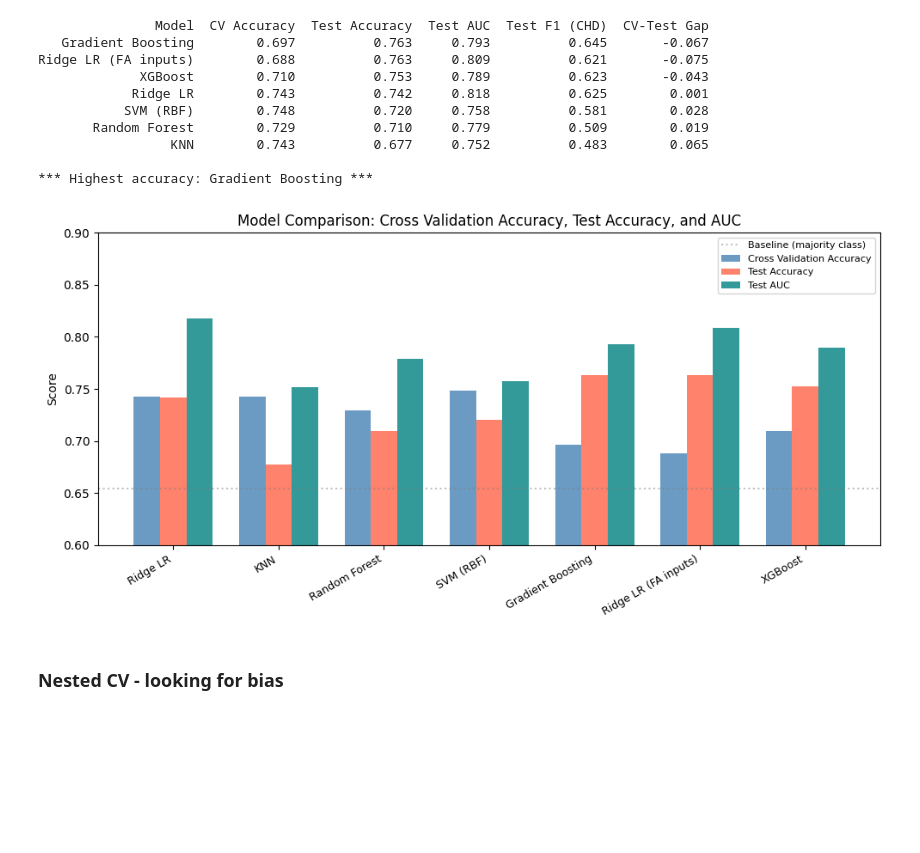
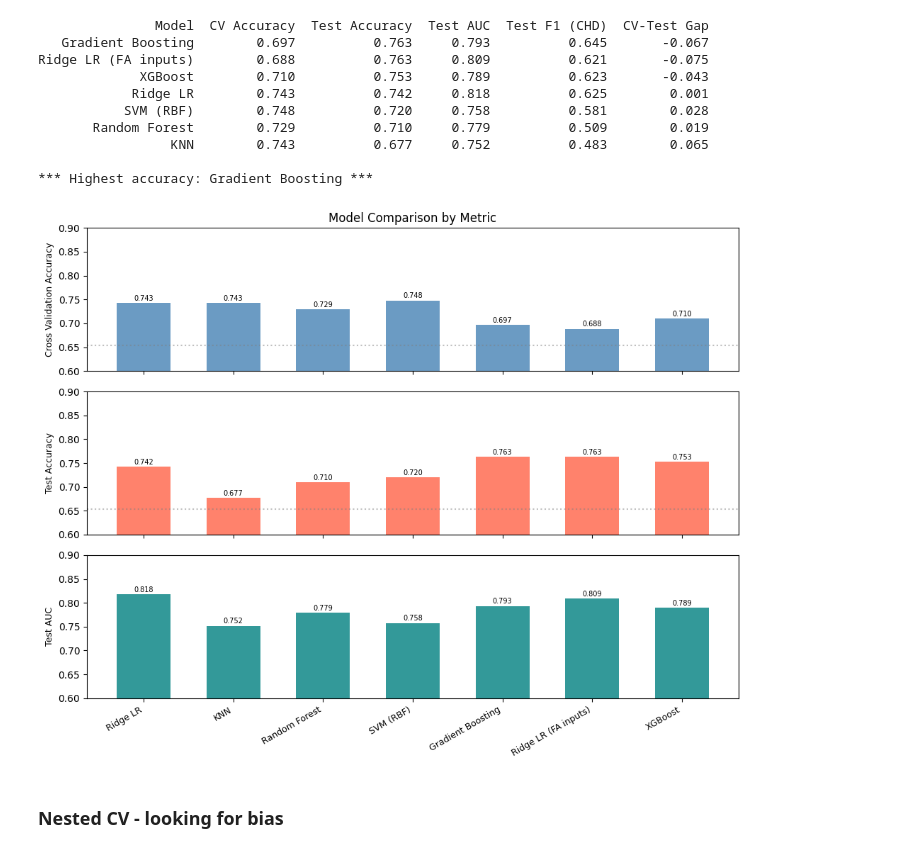
Before and after one commit to ytterbiu/SMM636-ML-a02-heart-disease, a Jupyter notebook: ml-smm636-a02-heart-disease.ipynb, the cells around one changed output. Cells and saved outputs as stored; diff of their text form; code cells hidden in the pictures; blank space fills up the shorter version.

```diff
--- a/ml-smm636-a02-heart-disease.ipynb
+++ b/ml-smm636-a02-heart-disease.ipynb
@@ -26,6 +32,9 @@ import numpy as np
 import pandas as pd
 import matplotlib.pyplot as plt
 import seaborn as sns
+
+plt.rcParams['text.antialiased'] = True
+plt.rcParams['font.family'] = 'sans-serif'
 # %%
 # sklearn
 from sklearn.model_selection import (
@@ -915,31 +984,66 @@ Ridge LR (FA inputs)        0.688          0.763     0.809          0.621
 
 *** Highest accuracy: Gradient Boosting ***
 # %%
+# models = list(results.keys())
+# cv_accs = [results[m]["cv_acc"] for m in models]
+# test_accs = [results[m]["test_acc"] for m in models]
+# aucs = [results[m]["test_auc"] for m in models]
+# x = np.arange(len(models))
+# w = 0.25
+# fig, ax = plt.subplots(figsize=(10, 5))
+# ax.bar(
+#     x - w, cv_accs, w, label="Cross Validation Accuracy", color="steelblue", alpha=0.8
+# )
+# ax.bar(x, test_accs, w, label="Test Accuracy", color="tomato", alpha=0.8)
+# ax.bar(x + w, aucs, w, label="Test AUC", color="teal", alpha=0.8)
+# ax.set_xticks(x)
+# ax.set_xticklabels(models, rotation=30, ha="right", fontsize=9)
+# ax.set_ylabel("Score")
+# ax.set_title("Model Comparison: Cross Validation Accuracy, Test Accuracy, and AUC")
+# ax.legend(loc="lower right")
+# ax.set_ylim(0.6, 0.9)
+# ax.axhline(0.654, ls=":", color="grey", alpha=0.5, label="Baseline (majority class)")
+# ax.legend(loc="upper right", fontsize=8)
+# plt.tight_layout()
+# savefig("fig_model_comparison_bar")
+# plt.show()
+
+# 0.5 baseline for AUC, and 0.654 for accuracy (based on positive cases in data)
+baselines = [0.654, 0.654, 0.5]
+fig, axes = plt.subplots(3, 1, figsize=(10, 8), sharex=True)
+
 models = list(results.keys())
-cv_accs = [results[m]["cv_acc"] for m in models]
-test_accs = [results[m]["test_acc"] for m in models]
-aucs = [results[m]["test_auc"] for m in models]
 x = np.arange(len(models))
-w = 0.25
-fig, ax = plt.subplots(figsize=(10, 5))
-ax.bar(
-    x - w, cv_accs, w, label="Cross Validation Accuracy", color="steelblue", alpha=0.8
-)
-ax.bar(x, test_accs, w, label="Test Accuracy", color="tomato", alpha=0.8)
-ax.bar(x + w, aucs, w, label="Test AUC", color="teal", alpha=0.8)
-ax.set_xticks(x)
-ax.set_xticklabels(models, rotation=30, ha="right", fontsize=9)
-ax.set_ylabel("Score")
-ax.set_title("Model Comparison: Cross Validation Accuracy, Test Accuracy, and AUC")
-ax.legend(loc="lower right")
-ax.set_ylim(0.6, 0.9)
-ax.axhline(0.654, ls=":", color="grey", alpha=0.5, label="Baseline (majority class)")
-ax.legend(loc="upper right", fontsize=8)
+colours = ["steelblue", "tomato", "teal"]
+metrics = [
+    ("Cross Validation Accuracy", [results[m]["cv_acc"] for m in models]),
+    ("Test Accuracy", [results[m]["test_acc"] for m in models]),
+    ("Test AUC", [results[m]["test_auc"] for m in models]),
+]
+
+for ax, (label, values), colour, baseline in zip(axes, metrics, colours, baselines):
+    bars = ax.bar(x, values, color=colour, alpha=0.8, width=0.6)
+    ax.set_ylabel(label, fontsize=9)
+    ax.set_ylim(0.6, 0.9)
+    ax.axhline(baseline, ls=":", color="grey", alpha=0.5)
+    for bar, v in zip(bars, values):
+        ax.text(
+            bar.get_x() + bar.get_width() / 2,
+            v + 0.005,
+            f"{v:.3f}",
+            ha="center",
+            fontsize=7,
+        )
+
+axes[-1].set_xticks(x)
+axes[-1].set_xticklabels(models, rotation=30, ha="right", fontsize=9)
+axes[0].set_title("Model Comparison by Metric")
+
 plt.tight_layout()
 savefig("fig_model_comparison_bar")
 plt.show()
 # %% [output]
-[figure, old version]
+[figure, new version]
 # %% [markdown]
 ### Nested CV - looking for bias
 # %%
```
Also changed, not shown: parts of 19 cells of this notebook, 20 other files.
